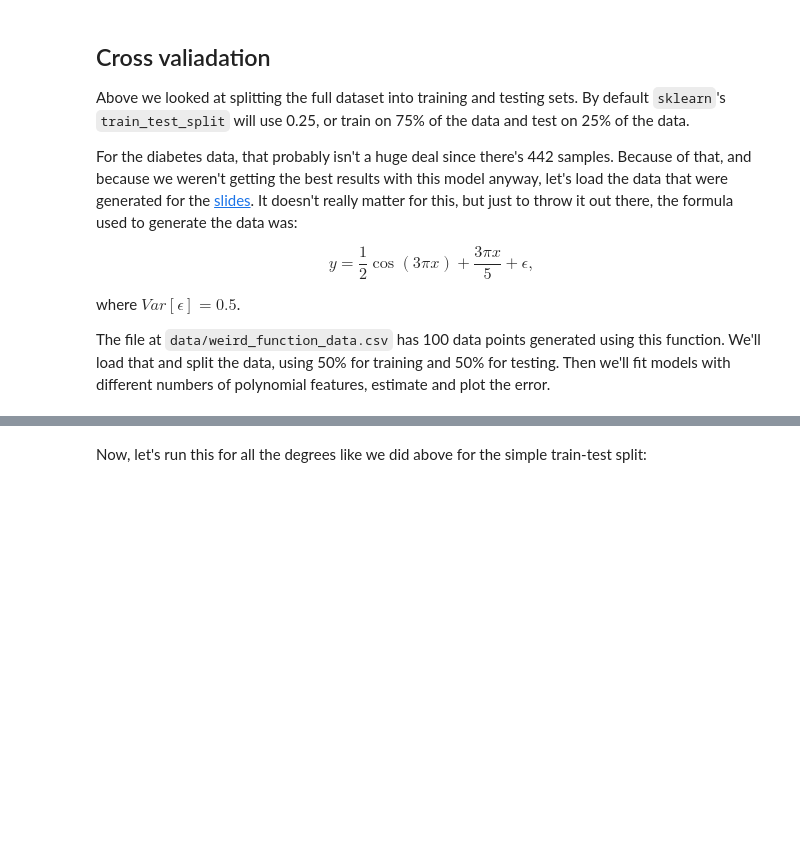
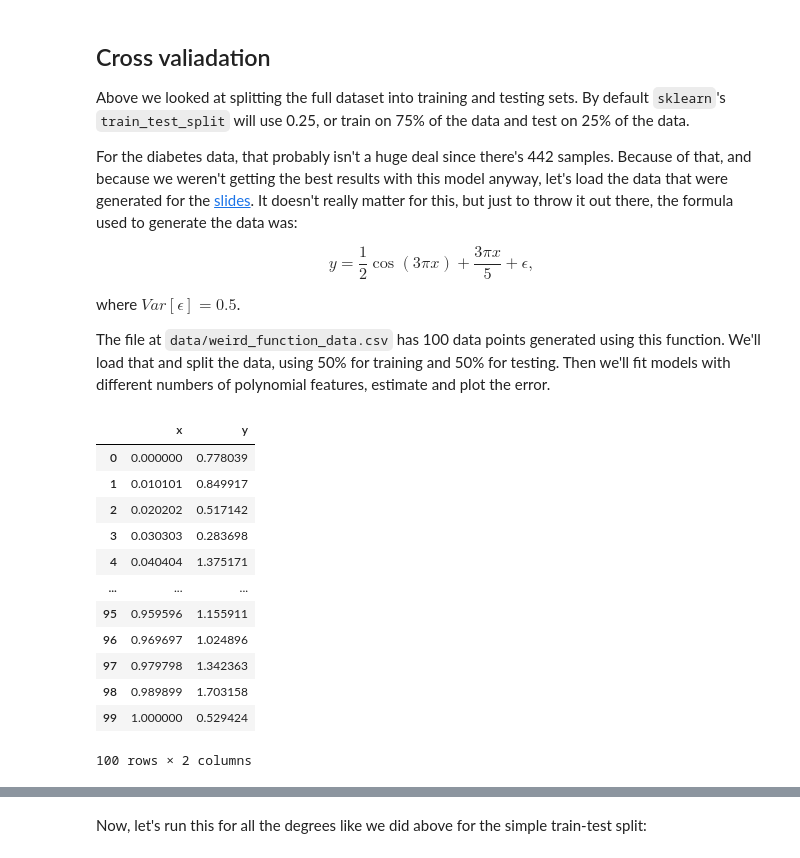
Before and after one commit to EJMancero/Jupyter_Content2, a Jupyter notebook: 08_Bias_variance_tradeoff_student.ipynb, the cells around one changed output, grey strips where cells are left out. Cells and saved outputs as stored; diff of their text form; code cells hidden in the pictures; blank space fills up the shorter version.

```diff
--- a/08_Bias_variance_tradeoff_student.ipynb
+++ b/08_Bias_variance_tradeoff_student.ipynb
@@ -273,4 +284,23 @@ $$ y = \frac{1}{2} \cos(3\pi x) + \frac{3\pi x}{5} + \epsilon ,$$
 where $Var[\epsilon] = 0.5$.
 
 The file at `data/weird_function_data.csv` has 100 data points generated using this function. We'll load that and split the data, using 50% for training and 50% for testing. Then we'll fit models with different numbers of polynomial features, estimate and plot the error.
+# %%
+import pandas as pd
+
+df = pd.read_csv('data/weird_function_data.csv')
+df
+# %% [output]
+|  | x | y |
+| 0 | 0.000000 | 0.778039 |
+| 1 | 0.010101 | 0.849917 |
+| 2 | 0.020202 | 0.517142 |
+| 3 | 0.030303 | 0.283698 |
+| 4 | 0.040404 | 1.375171 |
+| ... | ... | ... |
+| 95 | 0.959596 | 1.155911 |
+| 96 | 0.969697 | 1.024896 |
+| 97 | 0.979798 | 1.342363 |
+| 98 | 0.989899 | 1.703158 |
+| 99 | 1.000000 | 0.529424 |
+100 rows × 2 columns
 # %%
```
Also changed, not shown: parts of 10 cells of this notebook.
